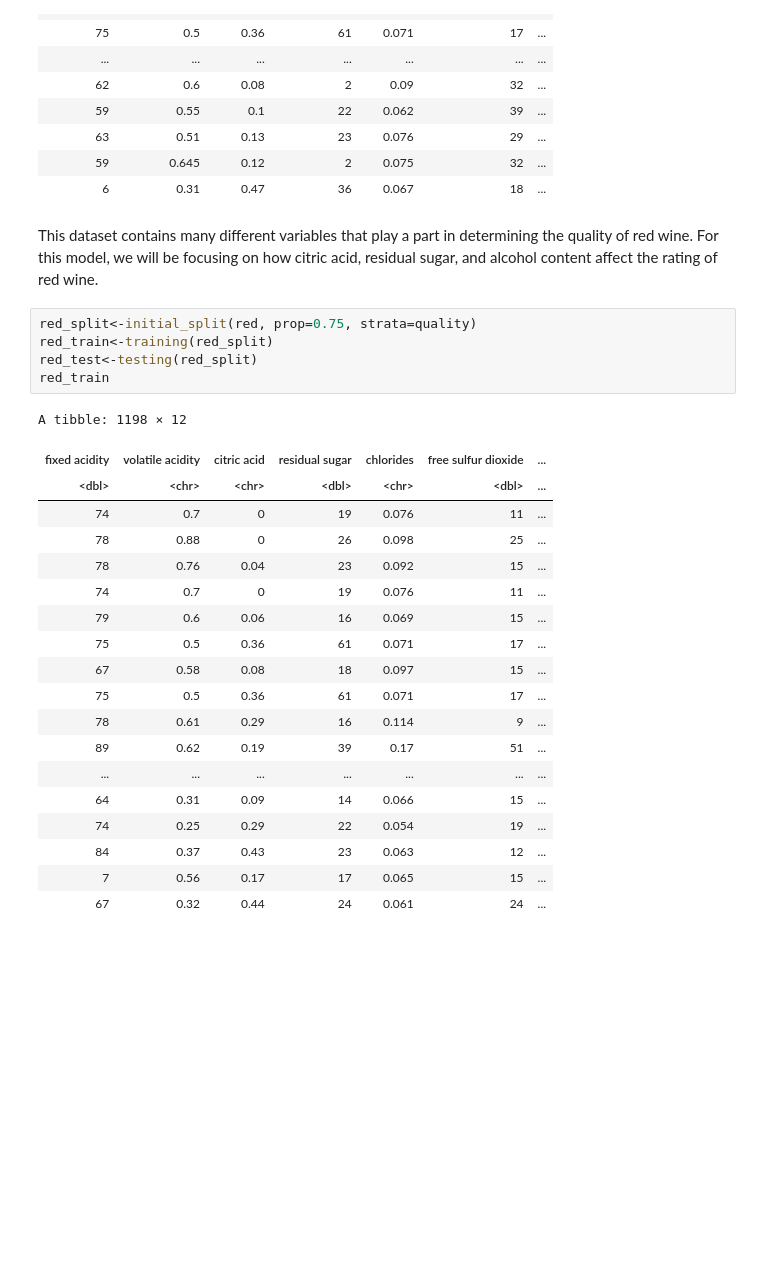
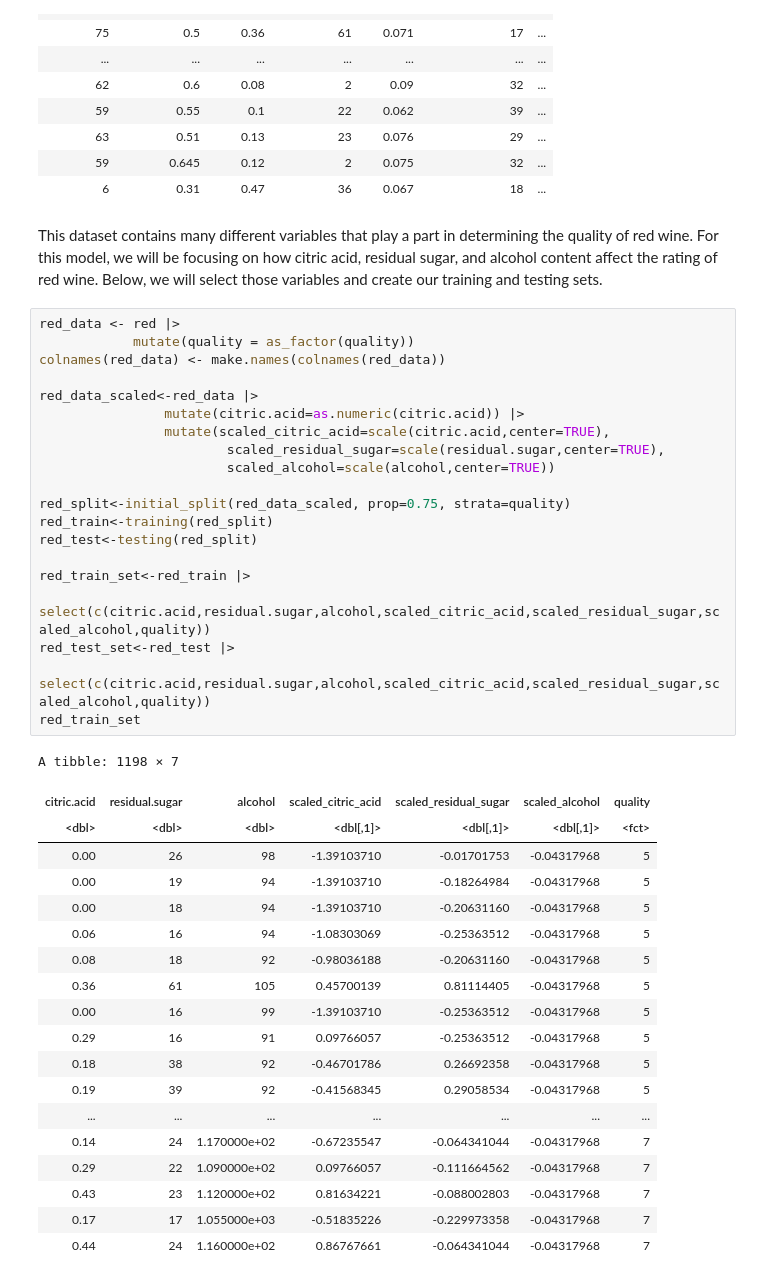
Before and after one commit to trushaan/f1_project_dsci100_163, a Jupyter notebook: proposal.ipynb, the cells around one changed output. Drawn from its saved outputs; the diff is of its cells as text; blank space fills up the shorter version.

```diff
--- a/proposal.ipynb
+++ b/proposal.ipynb
@@ -59,30 +59,45 @@ A spec_tbl_df: 1599 × 12
 | 59 | 0.645 | 0.12 | 2 | 0.075 | 32 | ... |
 | 6 | 0.31 | 0.47 | 36 | 0.067 | 18 | ... |
 # %% [markdown]
-This dataset contains many different variables that play a part in determining the quality of red wine. For this model, we will be focusing on how citric acid, residual sugar, and alcohol content affect the rating of red wine.
+This dataset contains many different variables that play a part in determining the quality of red wine. For this model, we will be focusing on how citric acid, residual sugar, and alcohol content affect the rating of red wine. Below, we will select those variables and create our training and testing sets.
 # %%
-red_split<-initial_split(red, prop=0.75, strata=quality)
+red_data <- red |>
+            mutate(quality = as_factor(quality))
+colnames(red_data) <- make.names(colnames(red_data))
+
+red_data_scaled<-red_data |>
+                mutate(citric.acid=as.numeric(citric.acid)) |>
+                mutate(scaled_citric_acid=scale(citric.acid,center=TRUE),
+                        scaled_residual_sugar=scale(residual.sugar,center=TRUE),
+                        scaled_alcohol=scale(alcohol,center=TRUE))
+
+red_split<-initial_split(red_data_scaled, prop=0.75, strata=quality)
 red_train<-training(red_split)
 red_test<-testing(red_split)
-red_train
+
+red_train_set<-red_train |>
+                select(c(citric.acid,residual.sugar,alcohol,scaled_citric_acid,scaled_residual_sugar,scaled_alcohol,quality))
+red_test_set<-red_test |>
+                select(c(citric.acid,residual.sugar,alcohol,scaled_citric_acid,scaled_residual_sugar,scaled_alcohol,quality))
+red_train_set
 # %% [output]
-A tibble: 1198 × 12
+A tibble: 1198 × 7
-| fixed acidity | volatile acidity | citric acid | residual sugar | chlorides | free sulfur dioxide | ... |
-| <dbl> | <chr> | <chr> | <dbl> | <chr> | <dbl> | ... |
-| 74 | 0.7 | 0 | 19 | 0.076 | 11 | ... |
-| 78 | 0.88 | 0 | 26 | 0.098 | 25 | ... |
-| 78 | 0.76 | 0.04 | 23 | 0.092 | 15 | ... |
-| 74 | 0.7 | 0 | 19 | 0.076 | 11 | ... |
-| 79 | 0.6 | 0.06 | 16 | 0.069 | 15 | ... |
-| 75 | 0.5 | 0.36 | 61 | 0.071 | 17 | ... |
-| 67 | 0.58 | 0.08 | 18 | 0.097 | 15 | ... |
-| 75 | 0.5 | 0.36 | 61 | 0.071 | 17 | ... |
-| 78 | 0.61 | 0.29 | 16 | 0.114 | 9 | ... |
-| 89 | 0.62 | 0.19 | 39 | 0.17 | 51 | ... |
+| citric.acid | residual.sugar | alcohol | scaled_citric_acid | scaled_residual_sugar | scaled_alcohol | quality |
+| <dbl> | <dbl> | <dbl> | <dbl[,1]> | <dbl[,1]> | <dbl[,1]> | <fct> |
+| 0.00 | 26 | 98 | -1.39103710 | -0.01701753 | -0.04317968 | 5 |
+| 0.00 | 19 | 94 | -1.39103710 | -0.18264984 | -0.04317968 | 5 |
+| 0.00 | 18 | 94 | -1.39103710 | -0.20631160 | -0.04317968 | 5 |
+| 0.06 | 16 | 94 | -1.08303069 | -0.25363512 | -0.04317968 | 5 |
+| 0.08 | 18 | 92 | -0.98036188 | -0.20631160 | -0.04317968 | 5 |
+| 0.36 | 61 | 105 | 0.45700139 | 0.81114405 | -0.04317968 | 5 |
+| 0.00 | 16 | 99 | -1.39103710 | -0.25363512 | -0.04317968 | 5 |
+| 0.29 | 16 | 91 | 0.09766057 | -0.25363512 | -0.04317968 | 5 |
+| 0.18 | 38 | 92 | -0.46701786 | 0.26692358 | -0.04317968 | 5 |
+| 0.19 | 39 | 92 | -0.41568345 | 0.29058534 | -0.04317968 | 5 |
 | ... | ... | ... | ... | ... | ... | ... |
-| 64 | 0.31 | 0.09 | 14 | 0.066 | 15 | ... |
-| 74 | 0.25 | 0.29 | 22 | 0.054 | 19 | ... |
-| 84 | 0.37 | 0.43 | 23 | 0.063 | 12 | ... |
-| 7 | 0.56 | 0.17 | 17 | 0.065 | 15 | ... |
-| 67 | 0.32 | 0.44 | 24 | 0.061 | 24 | ... |
+| 0.14 | 24 | 1.170000e+02 | -0.67235547 | -0.064341044 | -0.04317968 | 7 |
+| 0.29 | 22 | 1.090000e+02 | 0.09766057 | -0.111664562 | -0.04317968 | 7 |
+| 0.43 | 23 | 1.120000e+02 | 0.81634221 | -0.088002803 | -0.04317968 | 7 |
+| 0.17 | 17 | 1.055000e+03 | -0.51835226 | -0.229973358 | -0.04317968 | 7 |
+| 0.44 | 24 | 1.160000e+02 | 0.86767661 | -0.064341044 | -0.04317968 | 7 |
 # %% [markdown]
```
Also changed, not shown: parts of 3 cells of this notebook.
